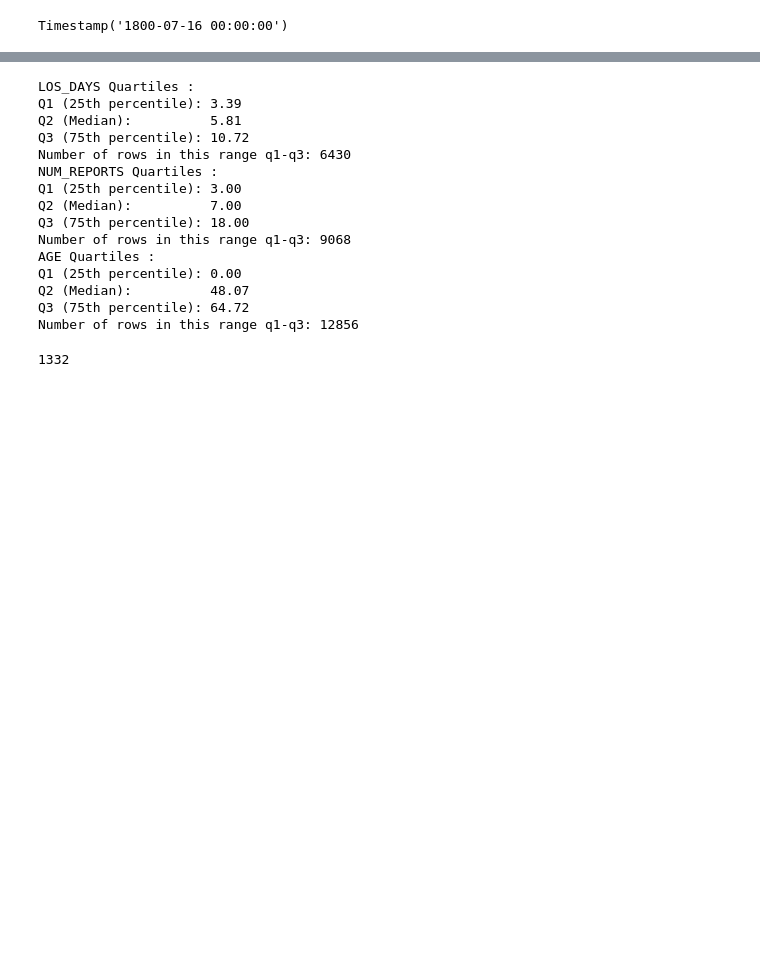
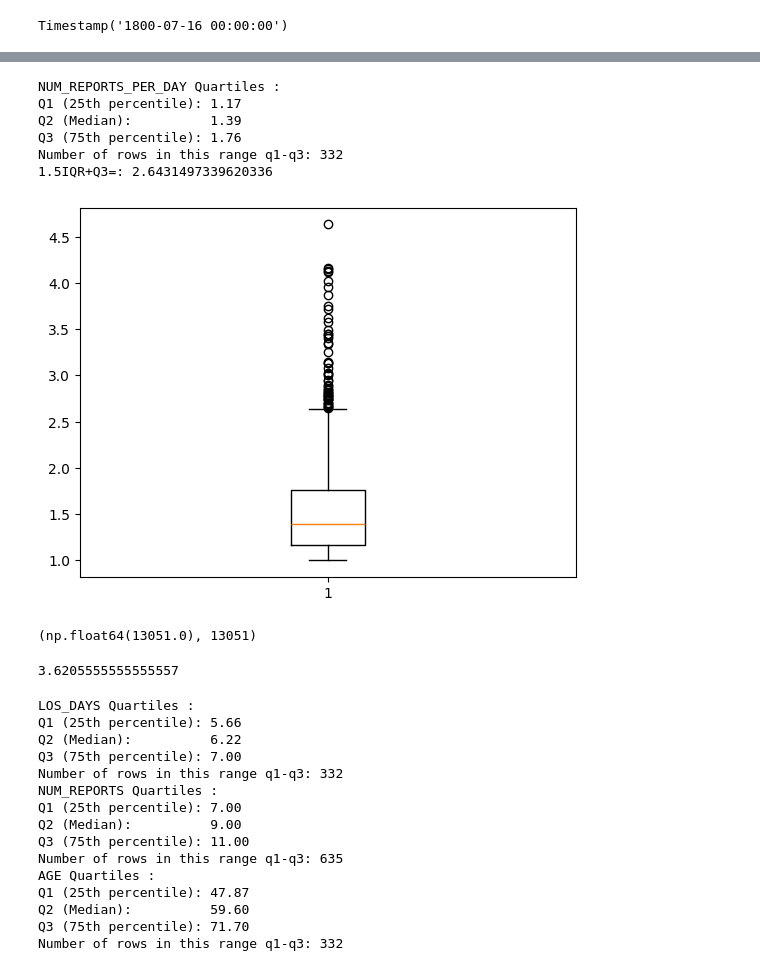
Before and after one commit to allmin/event_log_from_text, a Jupyter notebook: scripts/02_data_selection.ipynb, the cells around one changed output, grey strips where cells are left out. Saved outputs shown, nothing was run; the diff lists cells and outputs as text; code cells hidden in the pictures; blank space fills up the shorter version.

```diff
--- a/scripts/02_data_selection.ipynb
+++ b/scripts/02_data_selection.ipynb
@@ -61,6 +61,7 @@ Valid, alive patients are those who have a valide DOB and do not have a DOD asso
 patients = pd.read_pickle("../data/PATIENTS.pkl")
 notes = pd.read_pickle("../data/NOTEEVENTS.pkl")
 notes['HADM_ID'] = notes['HADM_ID'].fillna(0).astype(int)
+notes = notes[notes.ISERROR!=1]
 date_cols = ['DOB', 'DOD', 'DOD_HOSP', 'DOD_SSN']
 patients[date_cols] = patients[date_cols].apply(pd.to_datetime, errors='coerce')
 
@@ -98,9 +99,9 @@ def calculate_age(row):
 subject_id_to_dob = {i:j for (i,j) in zip(valid_alive_patients["SUBJECT_ID"], valid_alive_patients["DOB"])}
 
 
-
-
-grouped_notes = notes[notes.CATEGORY.isin(selected_categories)].groupby(['HADM_ID']).count()['TEXT'].reset_index().rename(columns={'TEXT': 'COUNT_TEXT'})
+notes_selected = notes[~notes.duplicated(subset=["HADM_ID","CATEGORY","CHARTTIME"],keep=False)]
+notes_selected = notes_selected[notes_selected.HADM_ID.isin(admissions.HADM_ID) & notes_selected.CATEGORY.isin(selected_categories)]
+grouped_notes = notes_selected[notes_selected.CATEGORY.isin(selected_categories)].groupby(['HADM_ID']).count()['TEXT'].reset_index().rename(columns={'TEXT': 'COUNT_TEXT'})
 hadm_to_num_report = {i:j for (i,j) in zip(grouped_notes["HADM_ID"], grouped_notes["COUNT_TEXT"])}
 
 
@@ -108,7 +109,12 @@ hadm_to_num_report = {i:j for (i,j) in zip(grouped_notes["HADM_ID"], grouped_not
 admissions['DOB'] = admissions['SUBJECT_ID'].apply(lambda x: subject_id_to_dob.get(x, np.nan))
 admissions['AGE'] = admissions.apply(calculate_age, axis=1)
 admissions['NUM_REPORTS'] = admissions['HADM_ID'].apply(lambda x:hadm_to_num_report.get(x, np.nan))
-admissions = admissions[admissions.AGE<200]
-
-
-admissions.dropna(subset=["DOB","NUM_REPORTS"],inplace=True)
+# %%
+import numpy as np
+admissions["rounded_LOS"] = admissions["LOS_DAYS"].apply(lambda x: np.floor(x))
+admissions = admissions[(admissions["LOS_DAYS"]<=admissions["NUM_REPORTS"]) & (admissions["LOS_DAYS"]<=14) &(admissions["LOS_DAYS"]>=5) ]
+admissions = admissions[admissions.AGE<200]
+admissions = admissions[admissions.AGE>=18]
+admissions.dropna(subset=["DOB","NUM_REPORTS"],inplace=True)
+# numreports less than no of days of stay rounded floor -> eliminate
+len(admissions)
@@ -115,25 +140,43 @@ admissions.dropna(subset=["DOB","NUM_REPORTS"],inplace=True)
+# %%
+import matplotlib.pyplot as plt
+admissions["NUM_REPORTS_PER_DAY"] = admissions["NUM_REPORTS"]/admissions["LOS_DAYS"]
+plot_details = plt.boxplot(x=admissions["NUM_REPORTS_PER_DAY"])
+q1,q2,q3,df_sel = get_quartiles(admissions,"NUM_REPORTS_PER_DAY")
+print("1.5IQR+Q3=:",q3 + 1.5* (q3-q1))
+# %% [output]
+NUM_REPORTS_PER_DAY Quartiles :
+Q1 (25th percentile): 1.17
+Q2 (Median):          1.39
+Q3 (75th percentile): 1.76
+Number of rows in this range q1-q3: 332
+1.5IQR+Q3=: 2.6431497339620336
+[figure, added]
+# %%
+admissions['NUM_REPORTS'].sum(), len(notes_selected)
+# %% [output]
+(np.float64(13051.0), 13051)
+# %%
+
+13034 * 50/180000
+# %% [output]
+3.6205555555555557
 # %%
 los_quartiles = get_quartiles(admissions, "LOS_DAYS")
 n_report_quartiles = get_quartiles(admissions, "NUM_REPORTS")
 age_quartiles = get_quartiles(admissions,"AGE")
 # %% [output]
 LOS_DAYS Quartiles :
-Q1 (25th percentile): 3.39
-Q2 (Median):          5.81
-Q3 (75th percentile): 10.72
-Number of rows in this range q1-q3: 6430
+Q1 (25th percentile): 5.66
+Q2 (Median):          6.22
+Q3 (75th percentile): 7.00
+Number of rows in this range q1-q3: 332
 NUM_REPORTS Quartiles :
-Q1 (25th percentile): 3.00
-Q2 (Median):          7.00
-Q3 (75th percentile): 18.00
-Number of rows in this range q1-q3: 9068
+Q1 (25th percentile): 7.00
+Q2 (Median):          9.00
+Q3 (75th percentile): 11.00
+Number of rows in this range q1-q3: 635
 AGE Quartiles :
-Q1 (25th percentile): 0.00
-Q2 (Median):          48.07
-Q3 (75th percentile): 64.72
-Number of rows in this range q1-q3: 12856
+Q1 (25th percentile): 47.87
+Q2 (Median):          59.60
+Q3 (75th percentile): 71.70
+Number of rows in this range q1-q3: 332
-# %%
-common_hadm = set(los_quartiles[-1]["HADM_ID"].tolist()).intersection(n_report_quartiles[-1]["HADM_ID"].tolist()).intersection(age_quartiles[-1]["HADM_ID"].to_list())
-len(common_hadm)
-# %% [output]
-1332
```
Also changed, not shown: parts of 5 cells of this notebook, 18 other files.
